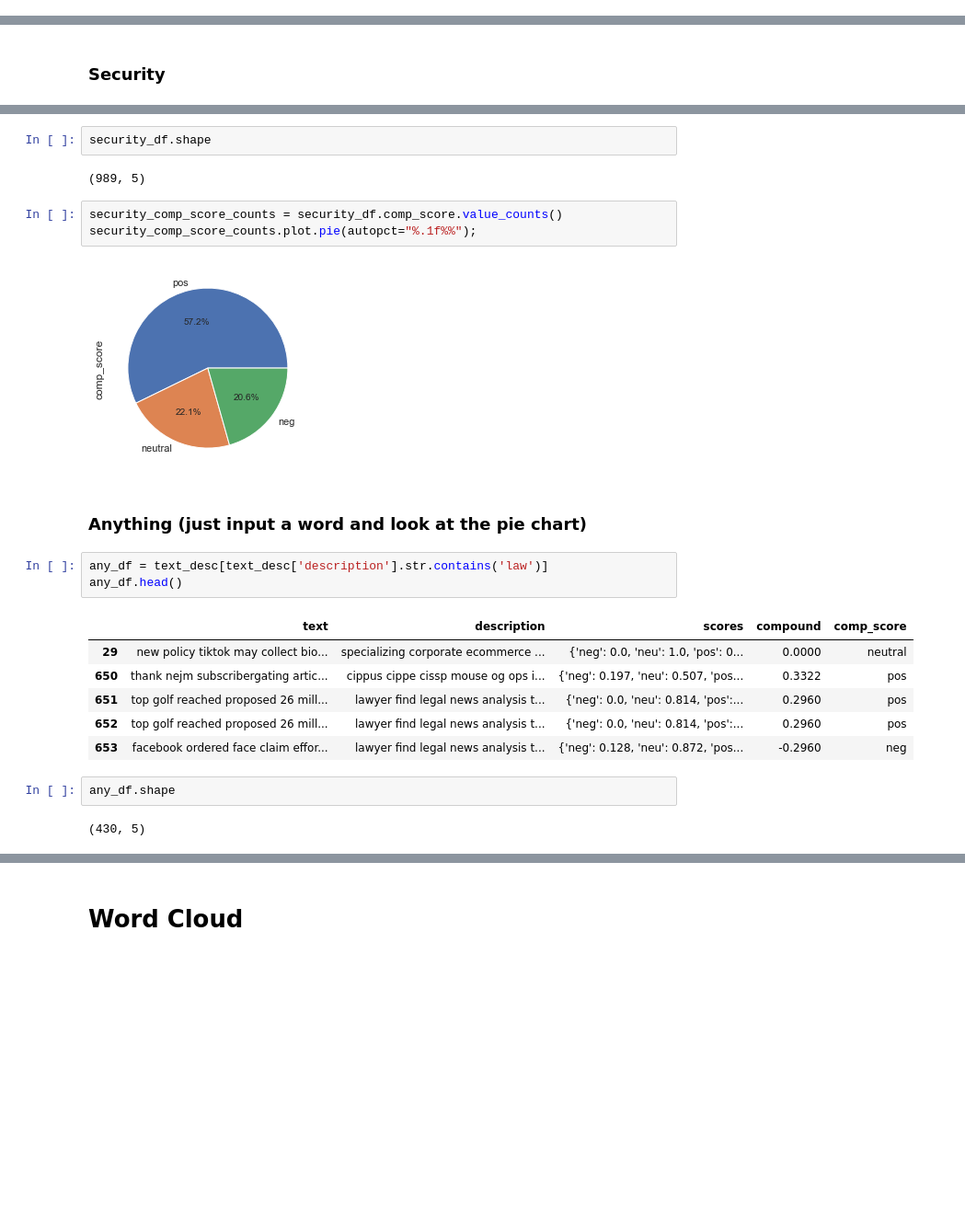
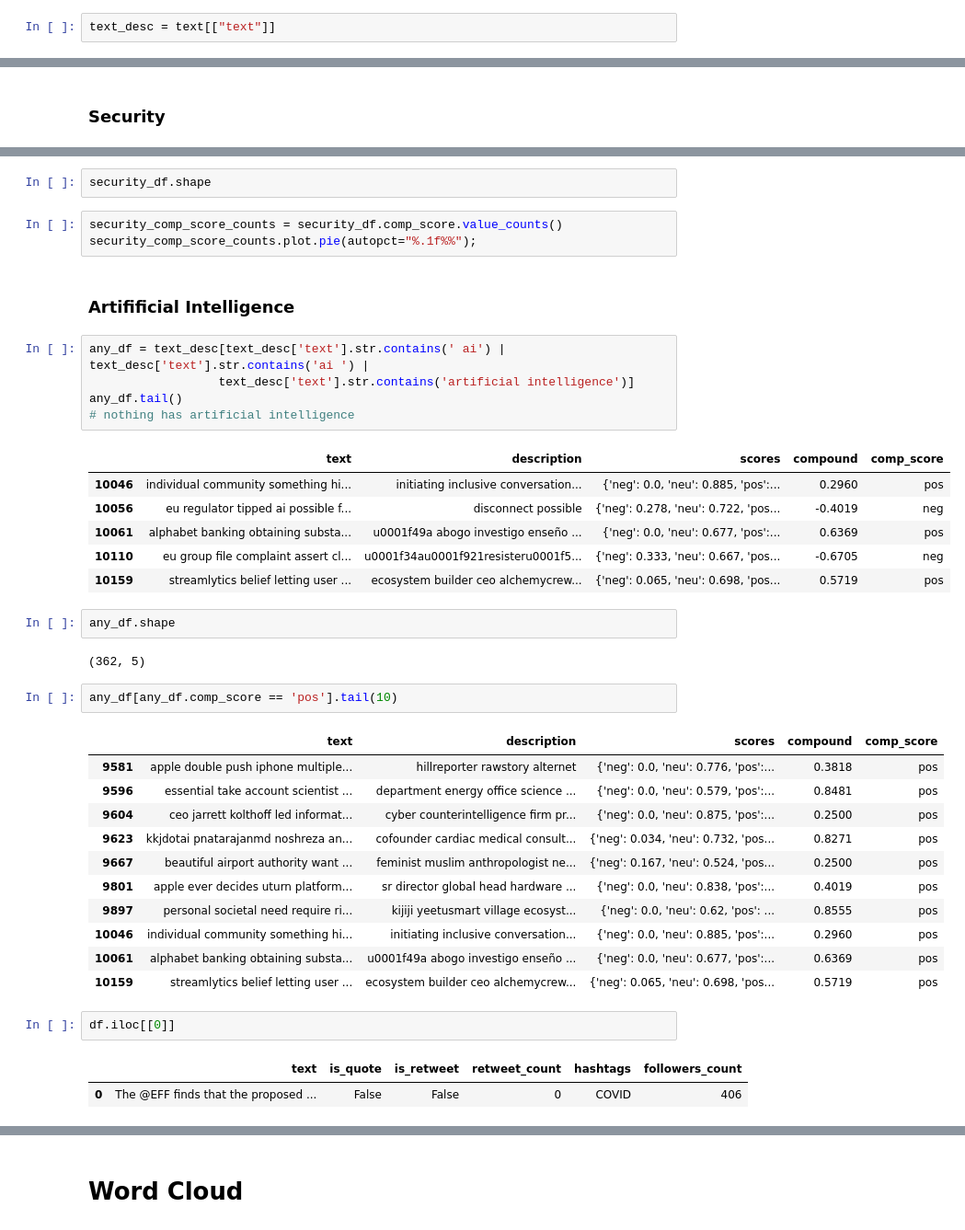
Before and after one commit to sofiapiedrahita/CyberCollective, a Jupyter notebook: Data Privacy Tweets.ipynb, the cells around one changed output, grey strips where cells are left out. Shown at 92% size. Drawn from its saved outputs; the diff is of its cells as text; blank space fills up the shorter version.

Commit message:
Add files via upload
AI analysis

```diff
--- a/Data Privacy Tweets.ipynb
+++ b/Data Privacy Tweets.ipynb
@@ -436,0 +313,2 @@ text_desc.head()
+# %%
+text_desc = text[["text"]]
@@ -541,28 +428,45 @@ security_df.head()
 # %%
 security_df.shape
-# %% [output]
-(989, 5)
 # %%
 security_comp_score_counts = security_df.comp_score.value_counts()
 security_comp_score_counts.plot.pie(autopct="%.1f%%");
-# %% [output]
-[figure, removed]
 # %% [markdown]
-### Anything (just input a word and look at the pie chart)
+### Artifificial Intelligence
 # %%
-any_df = text_desc[text_desc['description'].str.contains('law')]
-any_df.head()
+any_df = text_desc[text_desc['text'].str.contains(' ai') | text_desc['text'].str.contains('ai ') |
+                  text_desc['text'].str.contains('artificial intelligence')]
+any_df.tail()
+# nothing has artificial intelligence
 # %% [output]
 |  | text | description | scores | compound | comp_score |
-| 29 | new policy tiktok may collect bio... | specializing corporate ecommerce ... | {'neg': 0.0, 'neu': 1.0, 'pos': 0... | 0.0000 | neutral |
-| 650 | thank nejm subscribergating artic... | cippus cippe cissp mouse og ops i... | {'neg': 0.197, 'neu': 0.507, 'pos... | 0.3322 | pos |
-| 651 | top golf reached proposed 26 mill... | lawyer find legal news analysis t... | {'neg': 0.0, 'neu': 0.814, 'pos':... | 0.2960 | pos |
-| 652 | top golf reached proposed 26 mill... | lawyer find legal news analysis t... | {'neg': 0.0, 'neu': 0.814, 'pos':... | 0.2960 | pos |
-| 653 | facebook ordered face claim effor... | lawyer find legal news analysis t... | {'neg': 0.128, 'neu': 0.872, 'pos... | -0.2960 | neg |
+| 10046 | individual community something hi... | initiating inclusive conversation... | {'neg': 0.0, 'neu': 0.885, 'pos':... | 0.2960 | pos |
+| 10056 | eu regulator tipped ai possible f... | disconnect possible | {'neg': 0.278, 'neu': 0.722, 'pos... | -0.4019 | neg |
+| 10061 | alphabet banking obtaining substa... | u0001f49a abogo investigo enseño ... | {'neg': 0.0, 'neu': 0.677, 'pos':... | 0.6369 | pos |
+| 10110 | eu group file complaint assert cl... | u0001f34au0001f921resisteru0001f5... | {'neg': 0.333, 'neu': 0.667, 'pos... | -0.6705 | neg |
+| 10159 | streamlytics belief letting user ... | ecosystem builder ceo alchemycrew... | {'neg': 0.065, 'neu': 0.698, 'pos... | 0.5719 | pos |
 # %%
 any_df.shape
 # %% [output]
-(430, 5)
+(362, 5)
+# %%
+any_df[any_df.comp_score == 'pos'].tail(10)
+# %% [output]
+|  | text | description | scores | compound | comp_score |
+| 9581 | apple double push iphone multiple... | hillreporter rawstory alternet | {'neg': 0.0, 'neu': 0.776, 'pos':... | 0.3818 | pos |
+| 9596 | essential take account scientist ... | department energy office science ... | {'neg': 0.0, 'neu': 0.579, 'pos':... | 0.8481 | pos |
+| 9604 | ceo jarrett kolthoff led informat... | cyber counterintelligence firm pr... | {'neg': 0.0, 'neu': 0.875, 'pos':... | 0.2500 | pos |
+| 9623 | kkjdotai pnatarajanmd noshreza an... | cofounder cardiac medical consult... | {'neg': 0.034, 'neu': 0.732, 'pos... | 0.8271 | pos |
+| 9667 | beautiful airport authority want ... | feminist muslim anthropologist ne... | {'neg': 0.167, 'neu': 0.524, 'pos... | 0.2500 | pos |
+| 9801 | apple ever decides uturn platform... | sr director global head hardware ... | {'neg': 0.0, 'neu': 0.838, 'pos':... | 0.4019 | pos |
+| 9897 | personal societal need require ri... | kijiji yeetusmart village ecosyst... | {'neg': 0.0, 'neu': 0.62, 'pos': ... | 0.8555 | pos |
+| 10046 | individual community something hi... | initiating inclusive conversation... | {'neg': 0.0, 'neu': 0.885, 'pos':... | 0.2960 | pos |
+| 10061 | alphabet banking obtaining substa... | u0001f49a abogo investigo enseño ... | {'neg': 0.0, 'neu': 0.677, 'pos':... | 0.6369 | pos |
+| 10159 | streamlytics belief letting user ... | ecosystem builder ceo alchemycrew... | {'neg': 0.065, 'neu': 0.698, 'pos... | 0.5719 | pos |
+# %%
+df.iloc[[0]]
+# %% [output]
+|  | text | is_quote | is_retweet | retweet_count | hashtags | followers_count |
+| 0 | The @EFF finds that the proposed ... | False | False | 0 | COVID | 406 |
 # %%
 any_comp_score_counts = any_df.comp_score.value_counts()
 any_comp_score_counts.plot.pie(autopct="%.1f%%");
```
Also changed, not shown: parts of 31 cells of this notebook.
